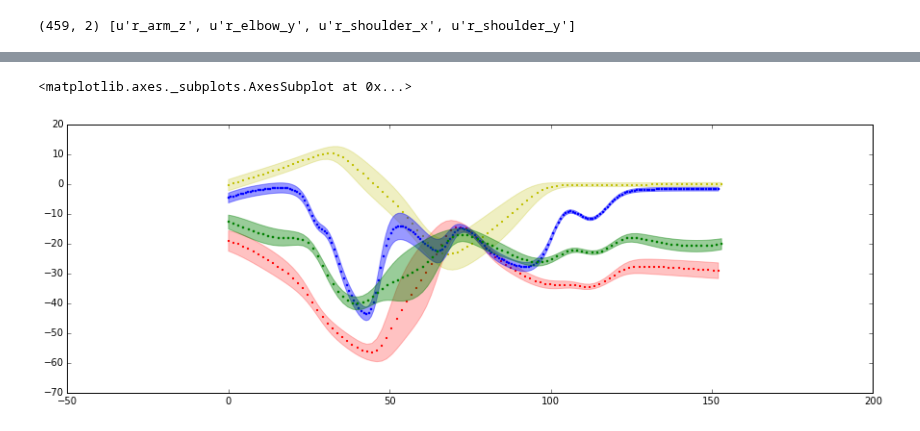
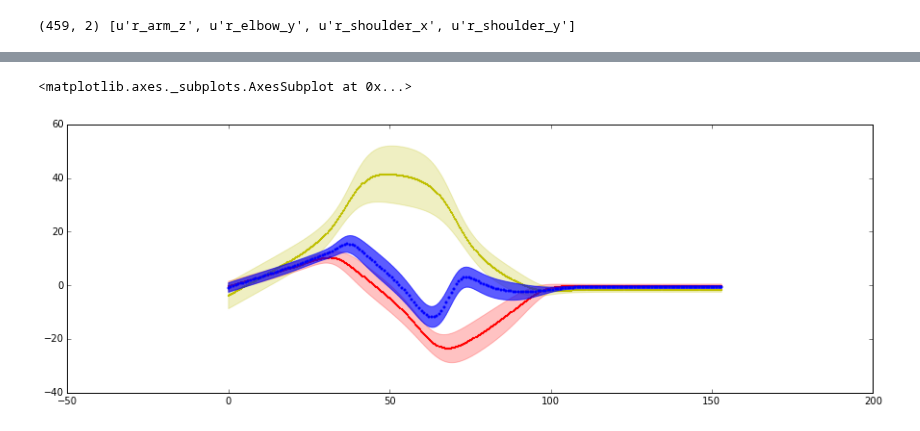
Before and after one commit to show0k/gmm-lbd, a Jupyter notebook: notebooks/working_demo.ipynb, the cells around one changed output, grey strips where cells are left out. Cells and saved outputs as stored; diff of their text form; code cells hidden in the pictures.

```diff
--- a/notebooks/working_demo.ipynb
+++ b/notebooks/working_demo.ipynb
@@ -75,15 +75,17 @@ print manager.datasets['r_arm_z'].shape, manager.datasets.keys()
 # %%
-gmm1 = manager.gmms['r_shoulder_x']
+#gmm1 = manager.gmms['r_shoulder_x']
 gmm2 = manager2.gmms['r_shoulder_x']
-gmm3 = manager2.gmms['r_arm_z']
-ax = plot_2D_mean_covars(gmm1.regression(), color='r')
+#gmm3 = manager2.gmms['r_arm_z']
+gmm4 = manager2.gmms['r_elbow_y']
 
-plot_2D_mean_covars(gmm2.regression(), ax=ax, color='y')
-plot_2D_mean_covars(prod(gmm1, gmm2),ax=ax, size=0.5)
-plot_2D_mean_covars(seq(gmm1, gmm2, ver='align').regression(),ax=ax, size=0.5, color='g')
+ax = plot_2D_mean_covars(gmm2.regression(), color='r')
+
+plot_2D_mean_covars(gmm4.regression(), ax=ax, color='y')
+plot_2D_mean_covars(conc(gmm2, gmm4),ax=ax, size=0.8)
+#plot_2D_mean_covars(seq(gmm1, gmm2, ver='align').regression(),ax=ax, size=0.5, color='g')
 # %% [output]
 <matplotlib.axes._subplots.AxesSubplot at 0x...>
-[figure, old version]
+[figure, new version]
 # %%
 x, means, _ = prod(gmm1, gmm2)
 data= np.vstack((x,means[:,0])).T
```
Also changed, not shown: parts of 7 cells of this notebook, 6 other files.
